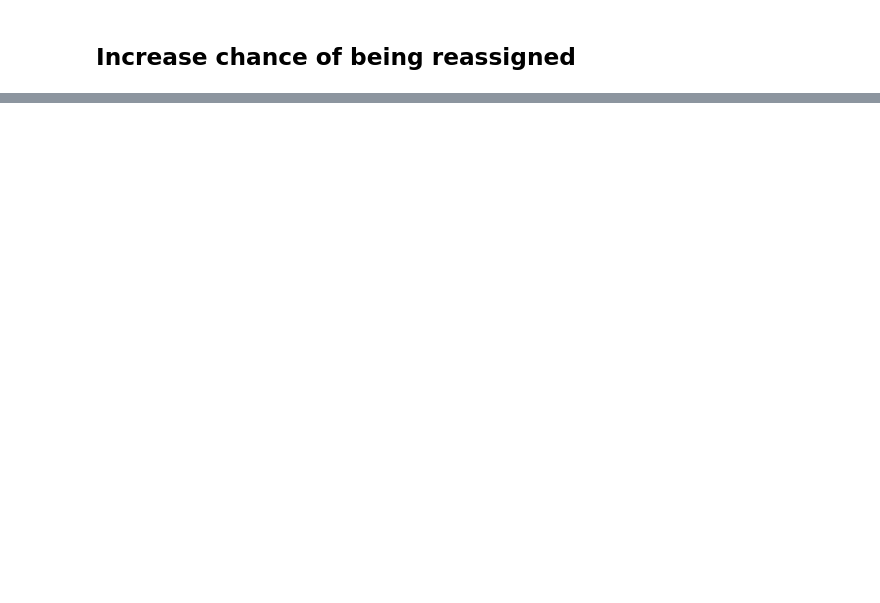
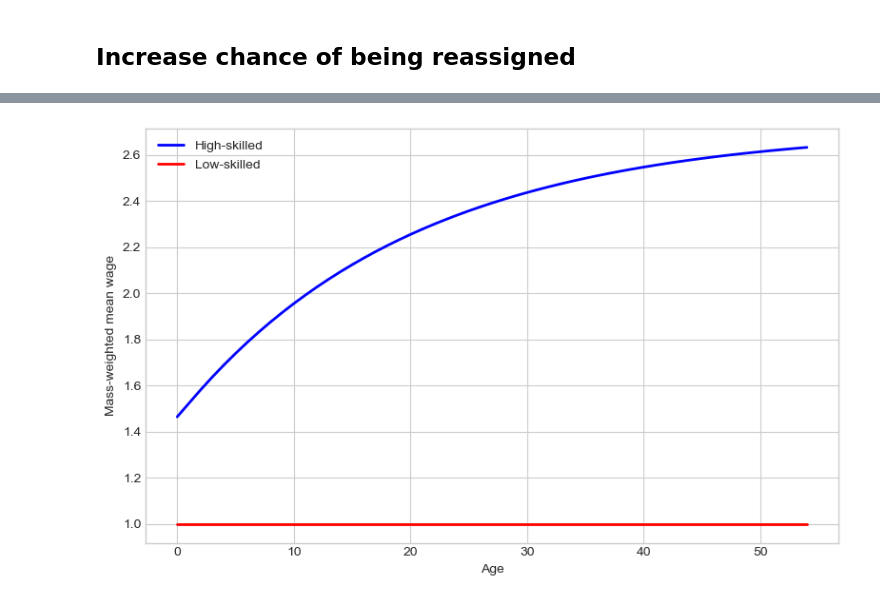
Before and after one commit to peter-l-ravn/Danish-Wage-Gap-Model, a Jupyter notebook: Create shock.ipynb, the cells around one changed output, grey strips where cells are left out. Cells and saved outputs as stored; diff of their text form; code cells hidden in the pictures; blank space fills up the shorter version.

```diff
--- a/Create shock.ipynb
+++ b/Create shock.ipynb
@@ -91,3 +94,7 @@ plot_model(model, time = first_period)
+# %%
+plot_wage_high_low(model, time=first_period + second_period)
+# %% [output]
+[figure, added]
 # %%
 plot_wage_gap(model, young_max = 10, old_min = 30, x_size=6, y_size=5)
 plot_mean_age_high_skill(model, x_size=6, y_size=5)
```
Also changed, not shown: parts of 15 cells of this notebook, 11 other files.
